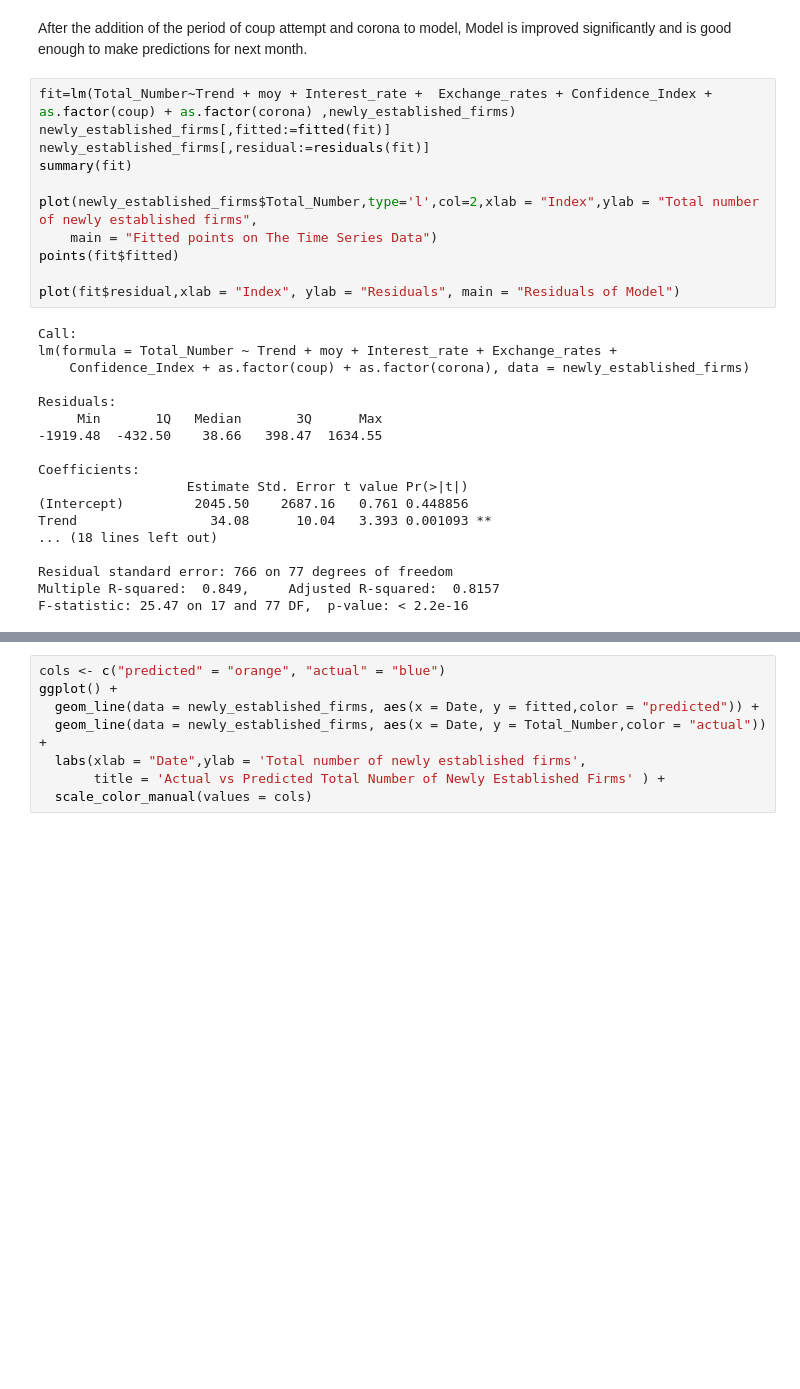
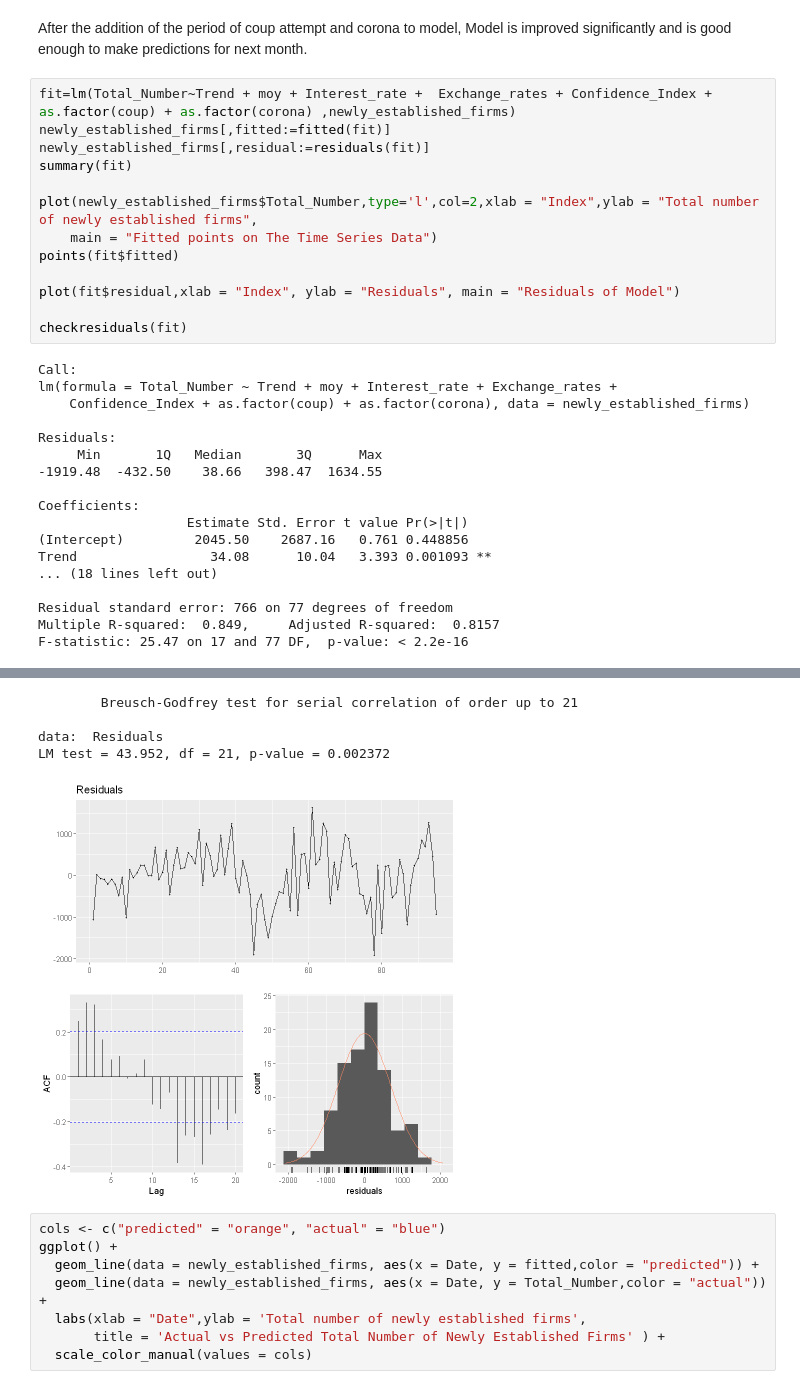
Before and after one commit to BU-IE-360/fall20-alperenkoksal, a Jupyter notebook: files/homework_3.ipynb, the cells around one changed output, grey strips where cells are left out. Saved outputs shown, nothing was run; the diff lists cells and outputs as text; blank space fills up the shorter version.

```diff
--- a/files/homework_3.ipynb
+++ b/files/homework_3.ipynb
@@ -127,33 +175,40 @@ After the addition of the period of coup attempt and corona to model, Model is i
 fit=lm(Total_Number~Trend + moy + Interest_rate +  Exchange_rates + Confidence_Index + as.factor(coup) + as.factor(corona) ,newly_established_firms)
 newly_established_firms[,fitted:=fitted(fit)]
 newly_established_firms[,residual:=residuals(fit)]
 summary(fit)
 
 plot(newly_established_firms$Total_Number,type='l',col=2,xlab = "Index",ylab = "Total number of newly established firms",
     main = "Fitted points on The Time Series Data")
 points(fit$fitted)
 
 plot(fit$residual,xlab = "Index", ylab = "Residuals", main = "Residuals of Model")
+
+checkresiduals(fit)
 # %% [output]
 Call:
 lm(formula = Total_Number ~ Trend + moy + Interest_rate + Exchange_rates +
     Confidence_Index + as.factor(coup) + as.factor(corona), data = newly_established_firms)
 
 Residuals:
      Min       1Q   Median       3Q      Max
 -1919.48  -432.50    38.66   398.47  1634.55
 
 Coefficients:
                    Estimate Std. Error t value Pr(>|t|)
 (Intercept)         2045.50    2687.16   0.761 0.448856
 Trend                 34.08      10.04   3.393 0.001093 **
 ... (18 lines left out)
 
 Residual standard error: 766 on 77 degrees of freedom
 Multiple R-squared:  0.849,     Adjusted R-squared:  0.8157
 F-statistic: 25.47 on 17 and 77 DF,  p-value: < 2.2e-16
 [figure]
 [figure]
+        Breusch-Godfrey test for serial correlation of order up to 21
+
+data:  Residuals
+LM test = 43.952, df = 21, p-value = 0.002372
+[figure, added]
 # %%
 cols <- c("predicted" = "orange", "actual" = "blue")
 ggplot() +
```
Also changed, not shown: parts of 6 cells of this notebook, 1 other file.
